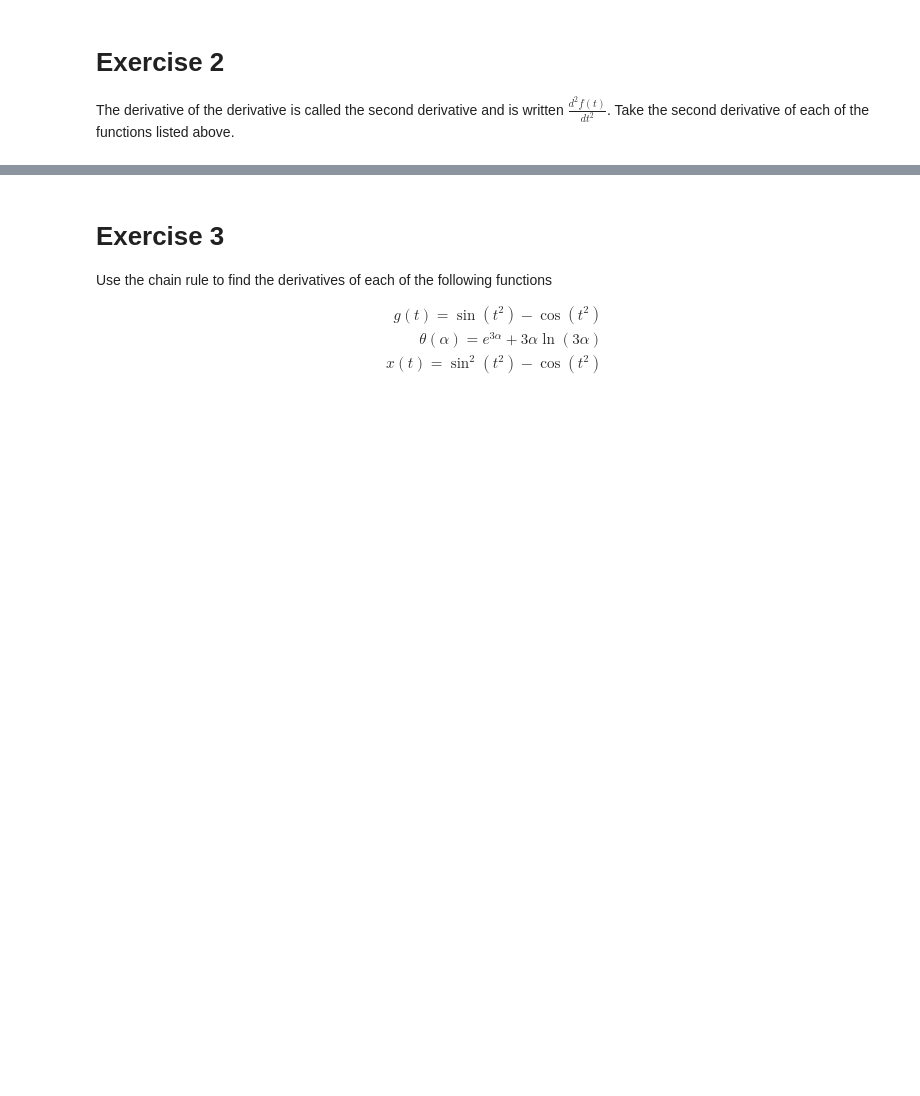
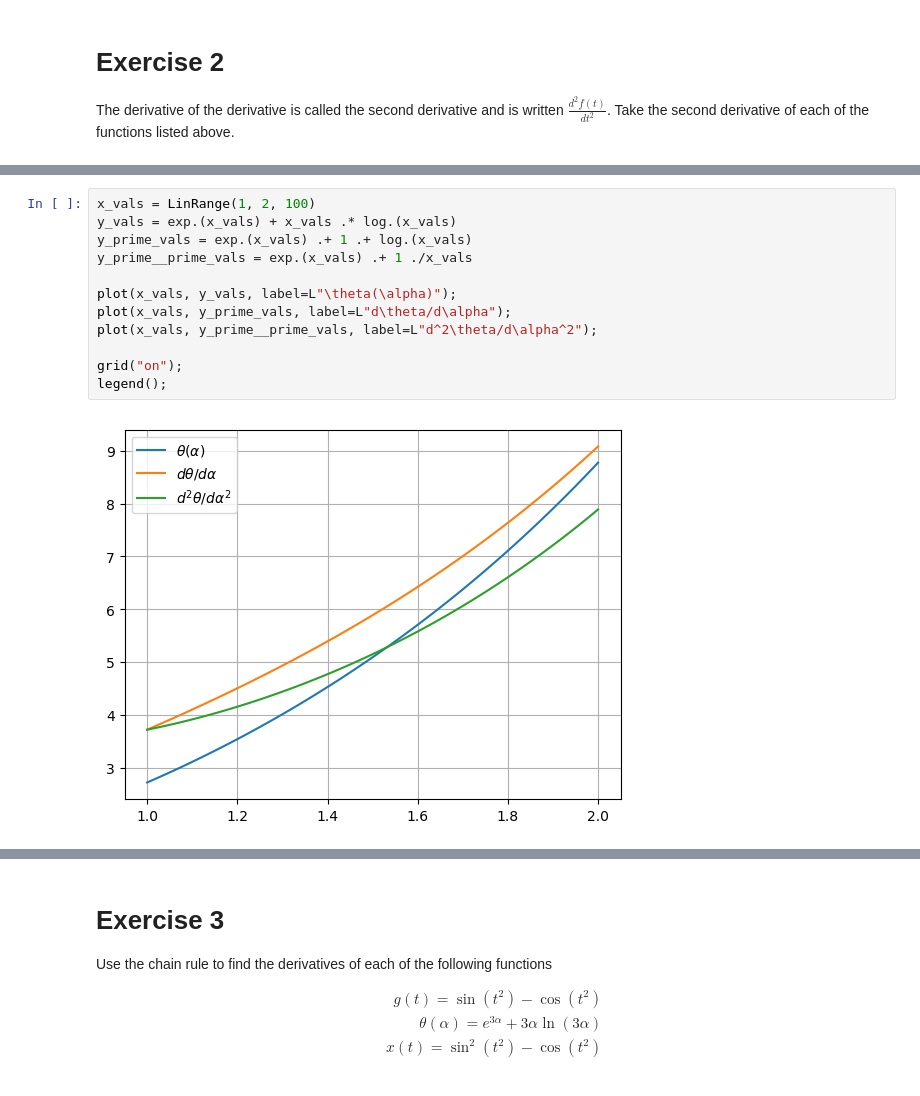
Before and after one commit to chaaland/classical-mechanics-ttm, a Jupyter notebook: Untitled.ipynb, the cells around one changed output, grey strips where cells are left out. Cells and saved outputs as stored; diff of their text form; blank space fills up the shorter version.

```diff
--- a/Untitled.ipynb
+++ b/Untitled.ipynb
@@ -73,0 +66,14 @@ The derivative of the derivative is called the second derivative and is written
+# %%
+x_vals = LinRange(1, 2, 100)
+y_vals = exp.(x_vals) + x_vals .* log.(x_vals)
+y_prime_vals = exp.(x_vals) .+ 1 .+ log.(x_vals)
+y_prime__prime_vals = exp.(x_vals) .+ 1 ./x_vals
+
+plot(x_vals, y_vals, label=L"\theta(\alpha)");
+plot(x_vals, y_prime_vals, label=L"d\theta/d\alpha");
+plot(x_vals, y_prime__prime_vals, label=L"d^2\theta/d\alpha^2");
+
+grid("on");
+legend();
+# %% [output]
+[figure, added]
```
Also changed, not shown: parts of 17 cells of this notebook.
